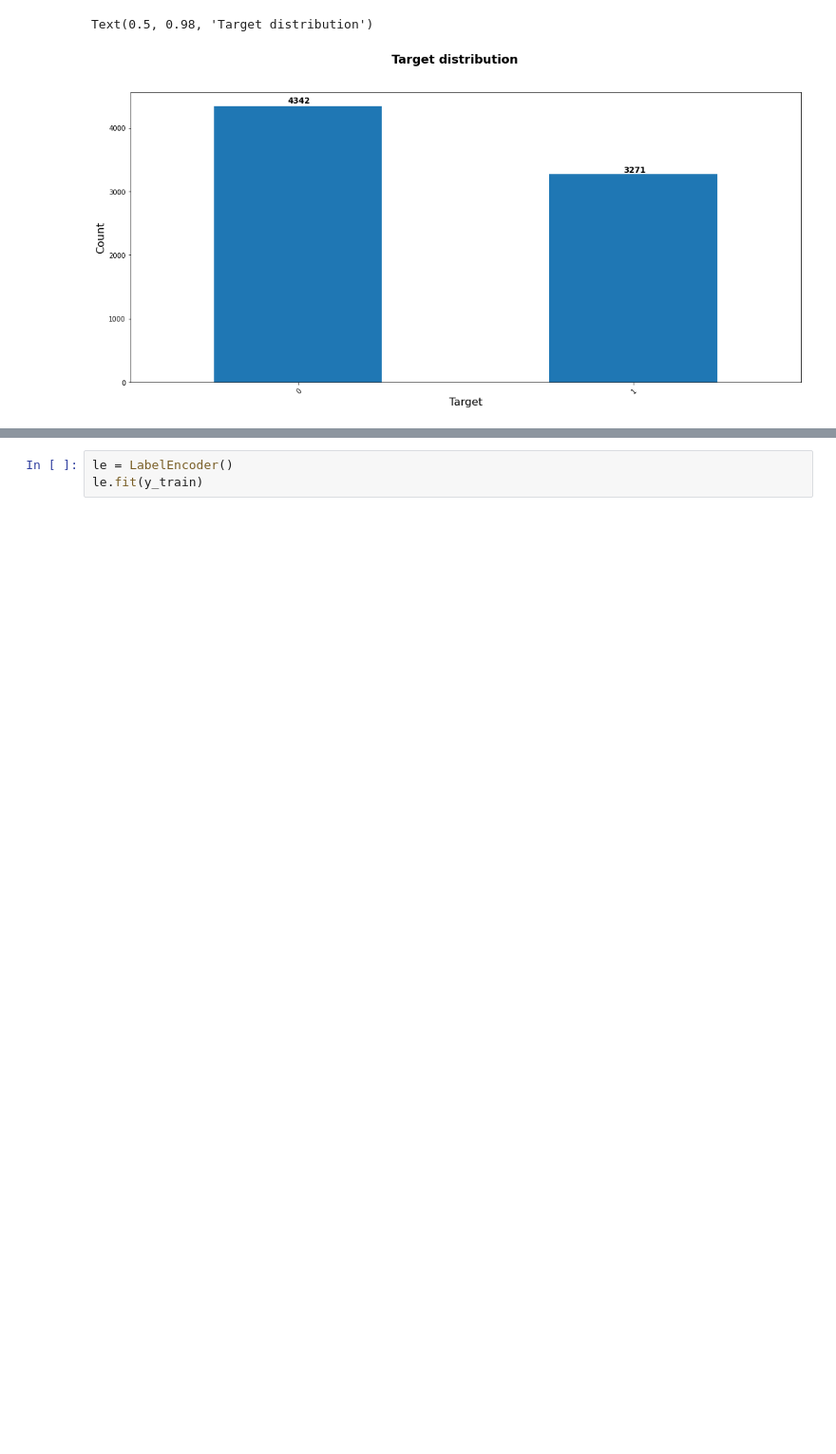
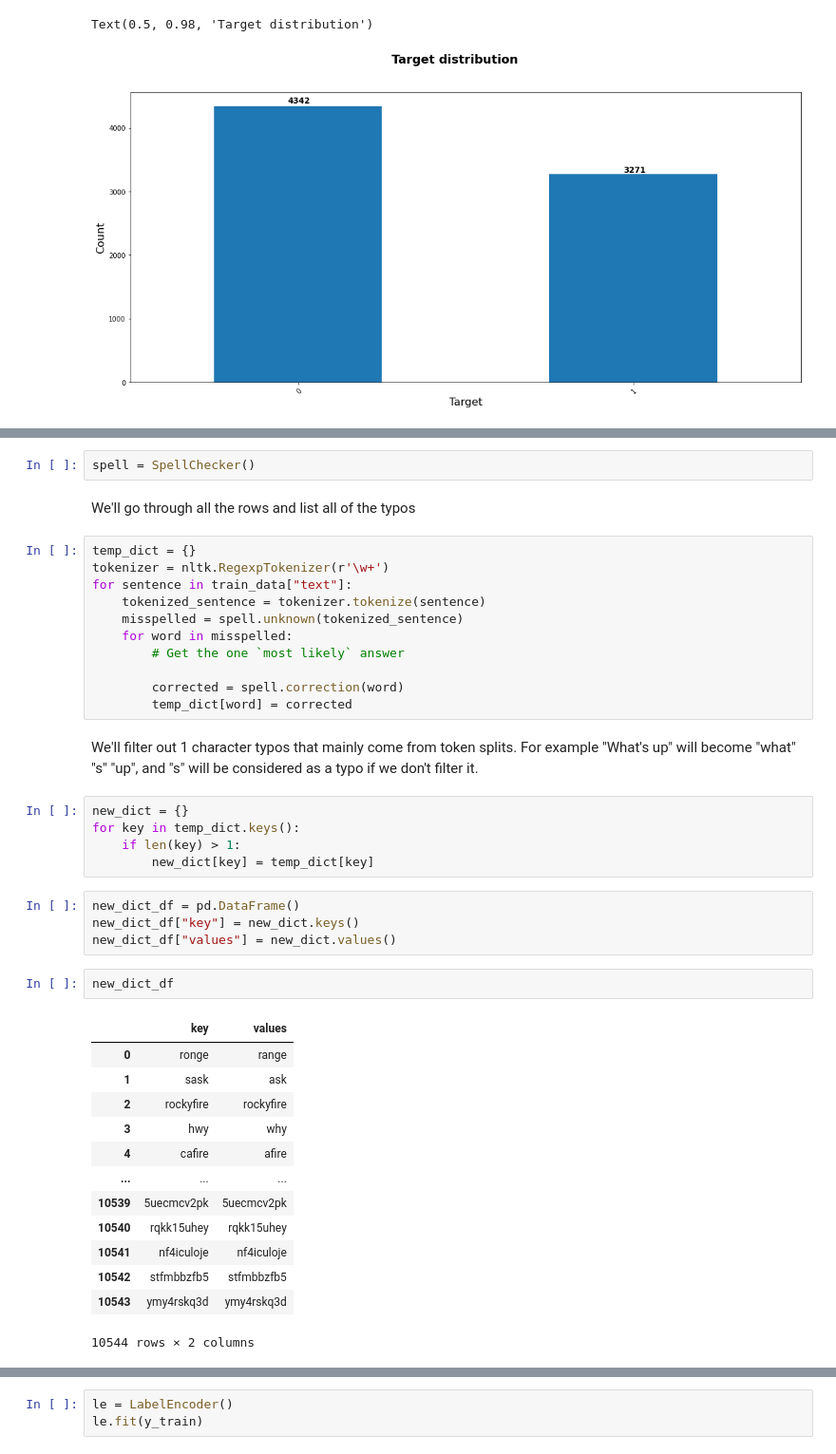
Before and after one commit to Anvil-Late/Disaster_tweet_2, a Jupyter notebook: Disaster_tweet_2.ipynb, the cells around one changed output, grey strips where cells are left out. Shown at 95% size. Cells and saved outputs as stored; diff of their text form; blank space fills up the shorter version.

```diff
--- a/Disaster_tweet_2.ipynb
+++ b/Disaster_tweet_2.ipynb
@@ -92,0 +117,42 @@ Text(0.5, 0.98, 'Target distribution')
+# %%
+spell = SpellChecker()
+# %% [markdown]
+We'll go through all the rows and list all of the typos
+# %%
+temp_dict = {}
+tokenizer = nltk.RegexpTokenizer(r'\w+')
+for sentence in train_data["text"]:
+    tokenized_sentence = tokenizer.tokenize(sentence)
+    misspelled = spell.unknown(tokenized_sentence)
+    for word in misspelled:
+        # Get the one `most likely` answer
+
+        corrected = spell.correction(word)
+        temp_dict[word] = corrected
+# %% [markdown]
+We'll filter out 1 character typos that mainly come from token splits. For example "What's up" will become "what" "s" "up", and "s" will be considered as a typo if we don't filter it.
+# %%
+new_dict = {}
+for key in temp_dict.keys():
+    if len(key) > 1:
+        new_dict[key] = temp_dict[key]
+# %%
+new_dict_df = pd.DataFrame()
+new_dict_df["key"] = new_dict.keys()
+new_dict_df["values"] = new_dict.values()
+# %%
+new_dict_df
+# %% [output]
+|  | key | values |
+| 0 | ronge | range |
+| 1 | sask | ask |
+| 2 | rockyfire | rockyfire |
+| 3 | hwy | why |
+| 4 | cafire | afire |
+| ... | ... | ... |
+| 10539 | 5uecmcv2pk | 5uecmcv2pk |
+| 10540 | rqkk15uhey | rqkk15uhey |
+| 10541 | nf4iculoje | nf4iculoje |
+| 10542 | stfmbbzfb5 | stfmbbzfb5 |
+| 10543 | ymy4rskq3d | ymy4rskq3d |
+10544 rows × 2 columns
```
Also changed, not shown: parts of 42 cells of this notebook, 3 other files.
